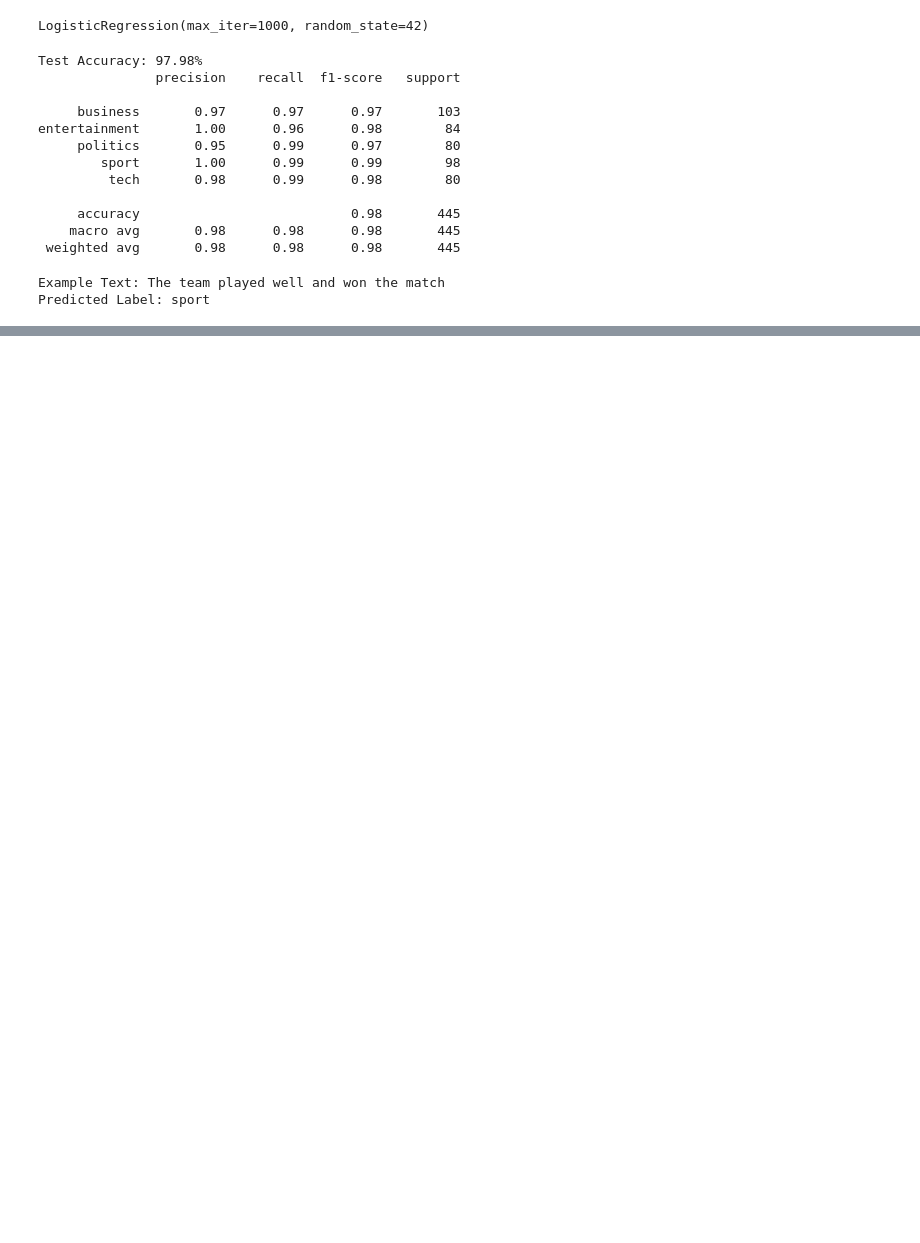
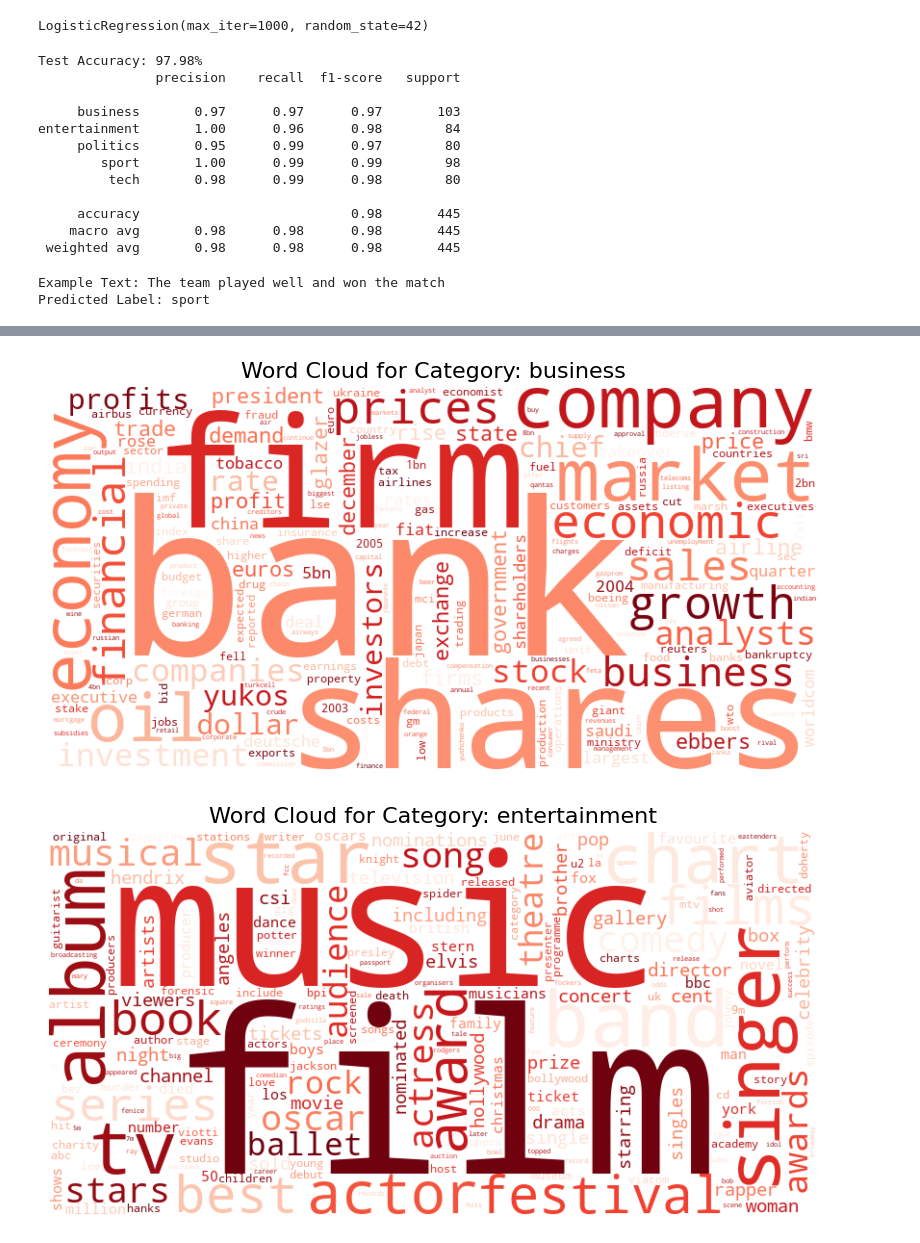
Before and after one commit to Shreya18899/NewsSnap_quick_digestable_news_summaries, a Jupyter notebook: classification/lr-classification.ipynb, the cells around one changed output, grey strips where cells are left out. Saved outputs shown, nothing was run; the diff lists cells and outputs as text; code cells hidden in the pictures; blank space fills up the shorter version.

```diff
--- a/classification/lr-classification.ipynb
+++ b/classification/lr-classification.ipynb
@@ -88,0 +211,28 @@ Predicted Label: sport
+# %%
+from wordcloud import WordCloud
+import numpy as np
+
+# Extract feature names and coefficients from Logistic Regression
+feature_names = np.array(vectorizer.get_feature_names_out())
+coefficients = lr_classifier.coef_
+
+# Create a word cloud for each category
+for i, category in enumerate(label_encoder.classes_):
+    # Get coefficients for the current category
+    category_coefficients = coefficients[i]
+
+    # Map features to their corresponding weights
+    word_weights = {word: weight for word, weight in zip(feature_names, category_coefficients)}
+
+    # Generate a word cloud
+    wordcloud = WordCloud(width=800, height=400, background_color='white', colormap='Reds').generate_from_frequencies(word_weights)
+
+    # Plot the word cloud
+    plt.figure(figsize=(10, 5))
+    plt.imshow(wordcloud, interpolation='bilinear')
+    plt.axis('off')
+    plt.title(f'Word Cloud for Category: {category}', fontsize=16)
+    plt.show()
+# %% [output]
+[figure, added]
+[figure, added]
```
Also changed, not shown: parts of 5 cells of this notebook.
